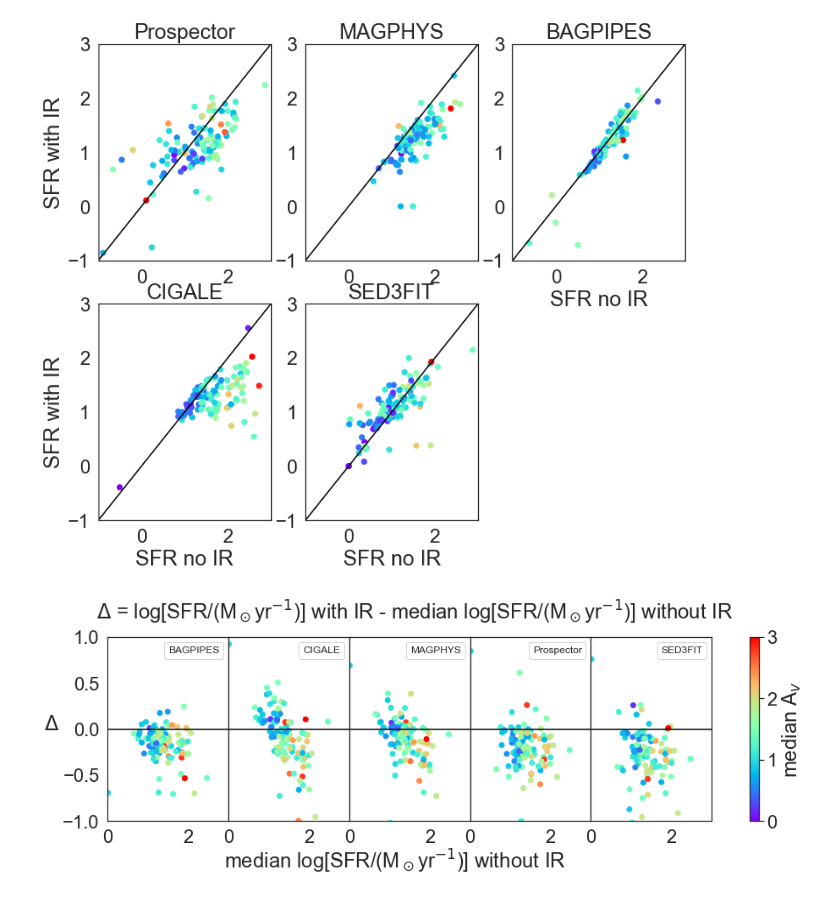
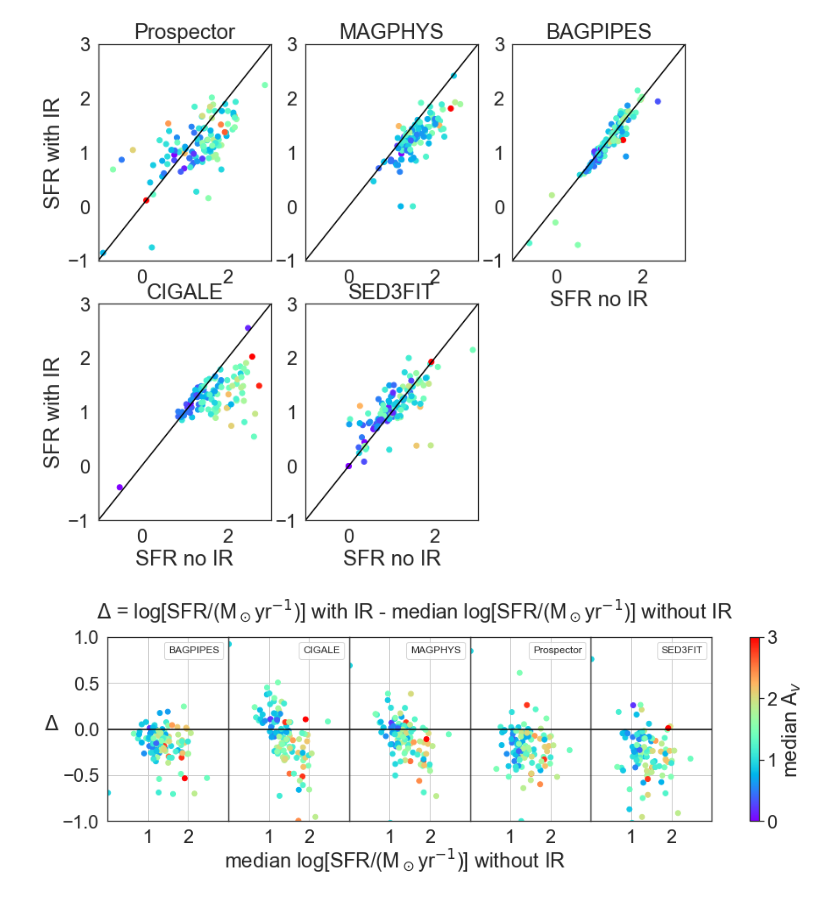
Before and after one commit to camipacifici/art_sedfitting, a Jupyter notebook: notebooks/fig5_ir_vs_noir.ipynb, the cells around one changed output. Saved outputs shown, nothing was run; the diff lists cells and outputs as text; code cells hidden in the pictures.

Commit message:
Add grid to fig 5

```diff
--- a/notebooks/fig5_ir_vs_noir.ipynb
+++ b/notebooks/fig5_ir_vs_noir.ipynb
@@ -261,6 +261,8 @@ first = ax1.scatter(sfr_z1cat_noIR_50,z1_cat_sfr['BAGPIPES (w/IR)']-sfr_z1cat_no
 ax1.set_xlim(0,3)
 ax1.set_ylim(-1,1)
 #ax1.legend(prop={'size': 12})
+ax1.grid()
+ax1.set_xticks([1, 2])
 leg = ax1.legend(handlelength=0, handletextpad=0, fancybox=None, prop={'size': 12})
 for item in leg.legendHandles:
     item.set_visible(False)
@@ -271,6 +273,8 @@ ax2.scatter(sfr_z1cat_noIR_50,z1_cat_sfr['CIGALE (w/IR, no AGN)']-sfr_z1cat_noIR
 ax2.set_xlim(0,3)
 ax2.set_ylim(-1,1)
 #ax2.legend(prop={'size': 12})
+ax2.grid()
+ax2.set_xticks([1, 2])
 leg = ax2.legend(handlelength=0, handletextpad=0, fancybox=None, prop={'size': 12})
 for item in leg.legendHandles:
     item.set_visible(False)
@@ -281,6 +285,8 @@ ax3.scatter(sfr_z1cat_noIR_50,z1_cat_sfr['MAGPHYS (w/IR, no AGN)']-sfr_z1cat_noI
 ax3.set_xlim(0,3)
 ax3.set_ylim(-1,1)
 #ax3.legend(prop={'size': 12})
+ax3.grid()
+ax3.set_xticks([1, 2])
 leg = ax3.legend(handlelength=0, handletextpad=0, fancybox=None, prop={'size': 12})
 for item in leg.legendHandles:
     item.set_visible(False)
@@ -288,32 +294,36 @@ for item in leg.legendHandles:
 ax4.plot([-5,5],[0,0],c='black')
 ax4.scatter(sfr_z1cat_noIR_50,z1_cat_sfr['Prospector (w/IR, no AGN)']-sfr_z1cat_noIR_50,
             c=av_z1cat_noIR_50,cmap='rainbow',vmin=0,vmax=3, label="Prospector")
 ax4.set_xlim(0,3)
 ax4.set_ylim(-1,1)
 #ax4.legend(prop={'size': 12})
+ax4.grid()
+ax4.set_xticks([1, 2])
 leg = ax4.legend(handlelength=0, handletextpad=0, fancybox=None, prop={'size': 12})
 for item in leg.legendHandles:
     item.set_visible(False)
 
 ax5.plot([-5,5],[0,0],c='black')
 ax5.scatter(sfr_z1cat_noIR_50,z1_cat_sfr['SED3FIT (w/IR)']-sfr_z1cat_noIR_50,
             c=av_z1cat_noIR_50,cmap='rainbow',vmin=0,vmax=3, label="SED3FIT")
 ax5.set_xlim(0,3)
 ax5.set_ylim(-1,1)
 #ax5.legend(prop={'size': 12})
+ax5.grid()
+ax5.set_xticks([1, 2])
 leg = ax5.legend(handlelength=0, handletextpad=0, fancybox=None, prop={'size': 12})
 for item in leg.legendHandles:
     item.set_visible(False)
 
 fig.colorbar(first, ax=axlist, label='median A$_v$')
 
 fig.text(0.42, -0.07, r'median log[SFR/(M$_\odot$yr$^{-1}$)] without IR', ha='center')
 fig.text(0.44, 0.95, r'$\Delta$ = log[SFR/(M$_\odot$yr$^{-1}$)] with IR - median log[SFR/(M$_\odot$yr$^{-1}$)] without IR', ha='center')
 fig.text(0.06, 0.5, r'$\Delta$')
 
-plt.savefig("../figures/fig5_sfr_noIR_vs_IR.png", dpi=600, bbox_inches='tight')
+plt.savefig("../figures/fig6_sfr_noIR_vs_IR.png", dpi=600, bbox_inches='tight')
 
 
 plt.show()
 # %% [output]
-[figure, old version]
+[figure, new version]
```
